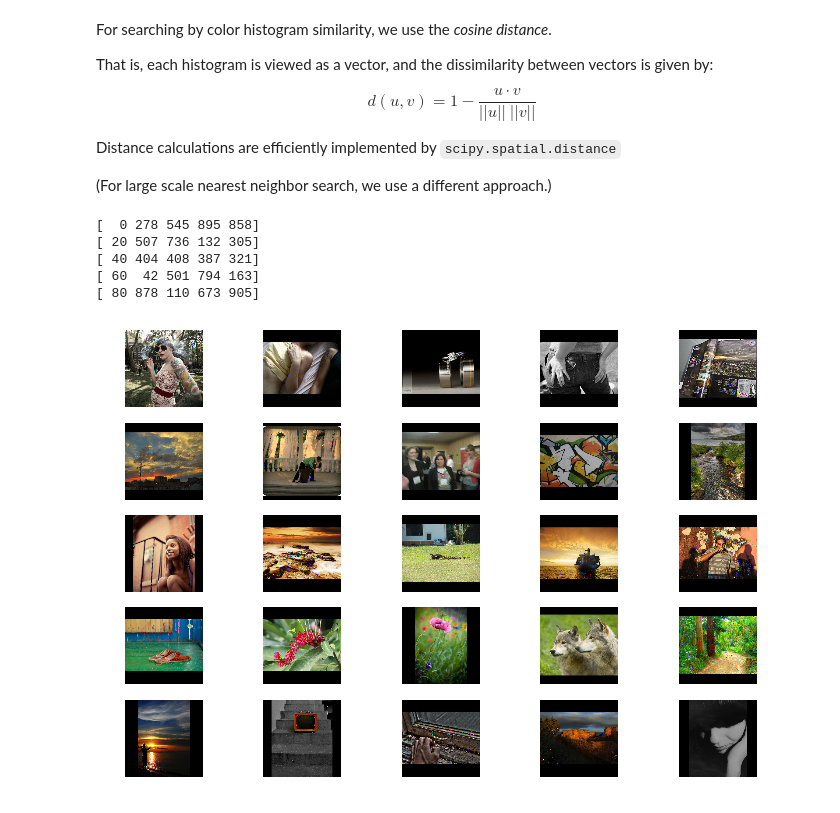
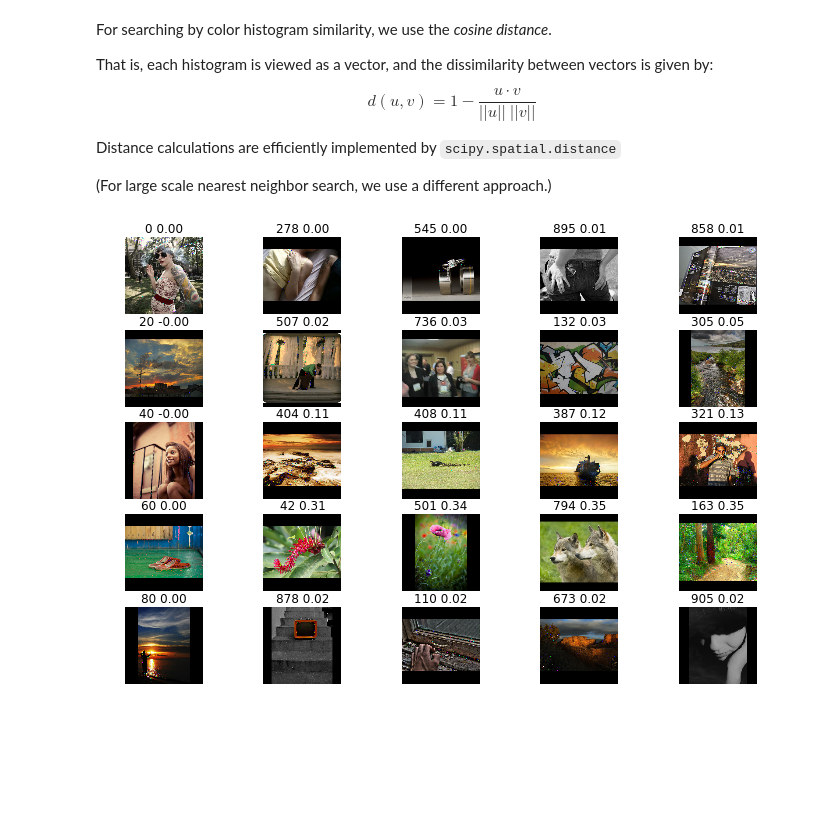
Before and after one commit to tmbdev-teaching/teaching-mmir, a Jupyter notebook: 24-color-histograms.ipynb, the cells around one changed output. Drawn from its saved outputs; the diff is of its cells as text; code cells hidden in the pictures; blank space fills up the shorter version.

```diff
--- a/24-color-histograms.ipynb
+++ b/24-color-histograms.ipynb
@@ -134,18 +132,15 @@ Distance calculations are efficiently implemented by `scipy.spatial.distance`
 (For large scale nearest neighbor search, we use a different approach.)
 # %%
 # search by color histogram similarity
-figsize(12,8)
-from scipy.spatial import distance
-for ff,t in enumerate([0,20,40,60,80]):
-    dists = distance.cdist(hists[t].reshape(1,-1),hists,metric='cosine')
-    nearest = argsort(dists.ravel())
-    print nearest[:5]
-    for f,i in enumerate(nearest[:5]):
-        subplot(5,5,ff*5+f+1); axis("off"); imshow(hdf.root.icons[i])
+def search_example():
+    figsize(12,8)
+    from scipy.spatial import distance
+    for ff,t in enumerate([0,20,40,60,80]):
+        dists = distance.cdist(hists[t].reshape(1,-1),hists,metric='cosine')[0]
+        nearest = argsort(dists)
+        for f,i in enumerate(nearest[:5]):
+            subplot(5,5,ff*5+f+1); axis("off"); imshow(hdf.root.icons[i]); title("%d %.2f"%(i,dists[i]))
-# %% [output]
-[  0 278 545 895 858]
-[ 20 507 736 132 305]
-[ 40 404 408 387 321]
-[ 60  42 501 794 163]
-[ 80 878 110 673 905]
-[figure, removed]
+# %%
+search_example()
+# %% [output]
+[figure, added]
```
Also changed, not shown: parts of 2 cells of this notebook, 3 other files.
